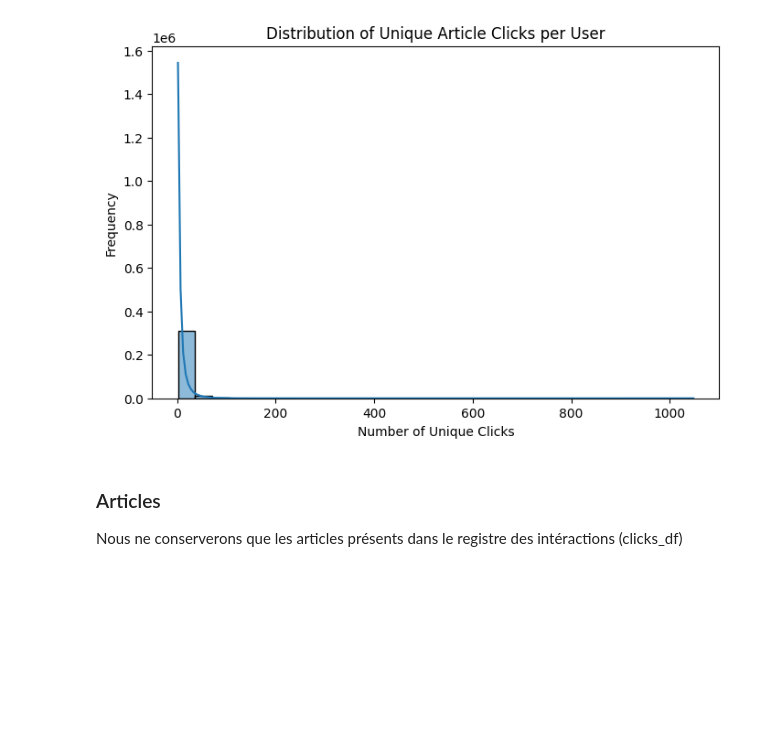
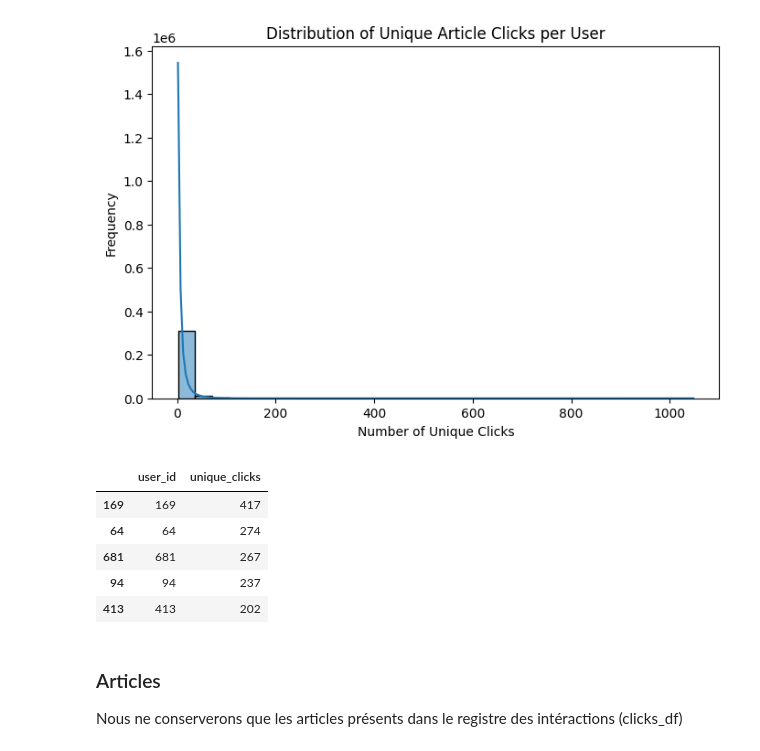
Before and after one commit to no-heron/oa10-azfunc-content-rec, a Jupyter notebook: 01_Conception_Modèles.ipynb, the cells around one changed output. Cells and saved outputs as stored; diff of their text form; code cells hidden in the pictures; blank space fills up the shorter version.

```diff
--- a/01_Conception_Modèles.ipynb
+++ b/01_Conception_Modèles.ipynb
@@ -67,6 +67,15 @@ min         0.000000       2.000000
 75%    242172.000000      10.000000
 max    322896.000000    1048.000000
 [figure]
+# %%
+clicks_per_user.loc[clicks_per_user['user_id'] < 706].head()
+# %% [output]
+|  | user_id | unique_clicks |
+| 169 | 169 | 417 |
+| 64 | 64 | 274 |
+| 681 | 681 | 267 |
+| 94 | 94 | 237 |
+| 413 | 413 | 202 |
 # %% [markdown]
 ### Articles
 Nous ne conserverons que les articles présents dans le registre des intéractions (clicks_df)
```
Also changed, not shown: 7 other files.
